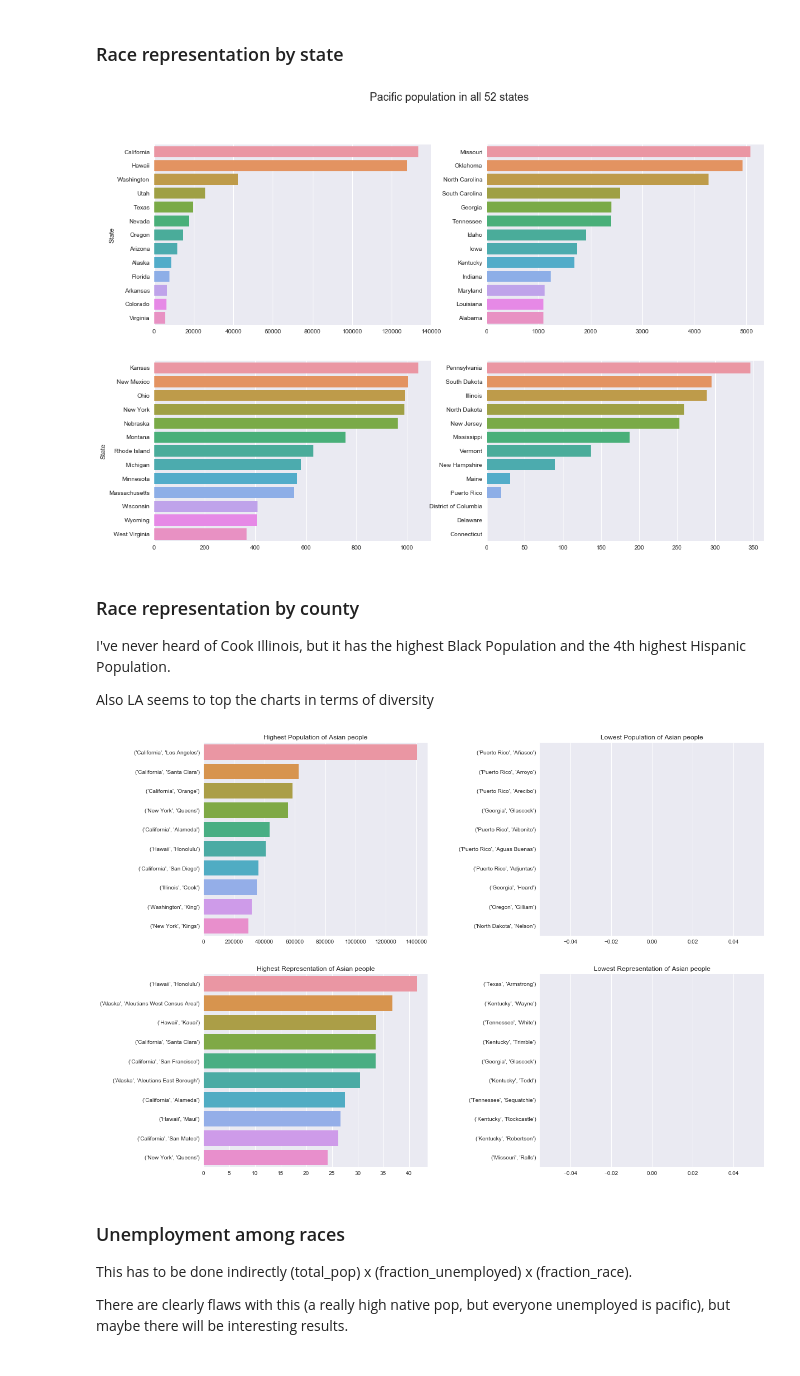
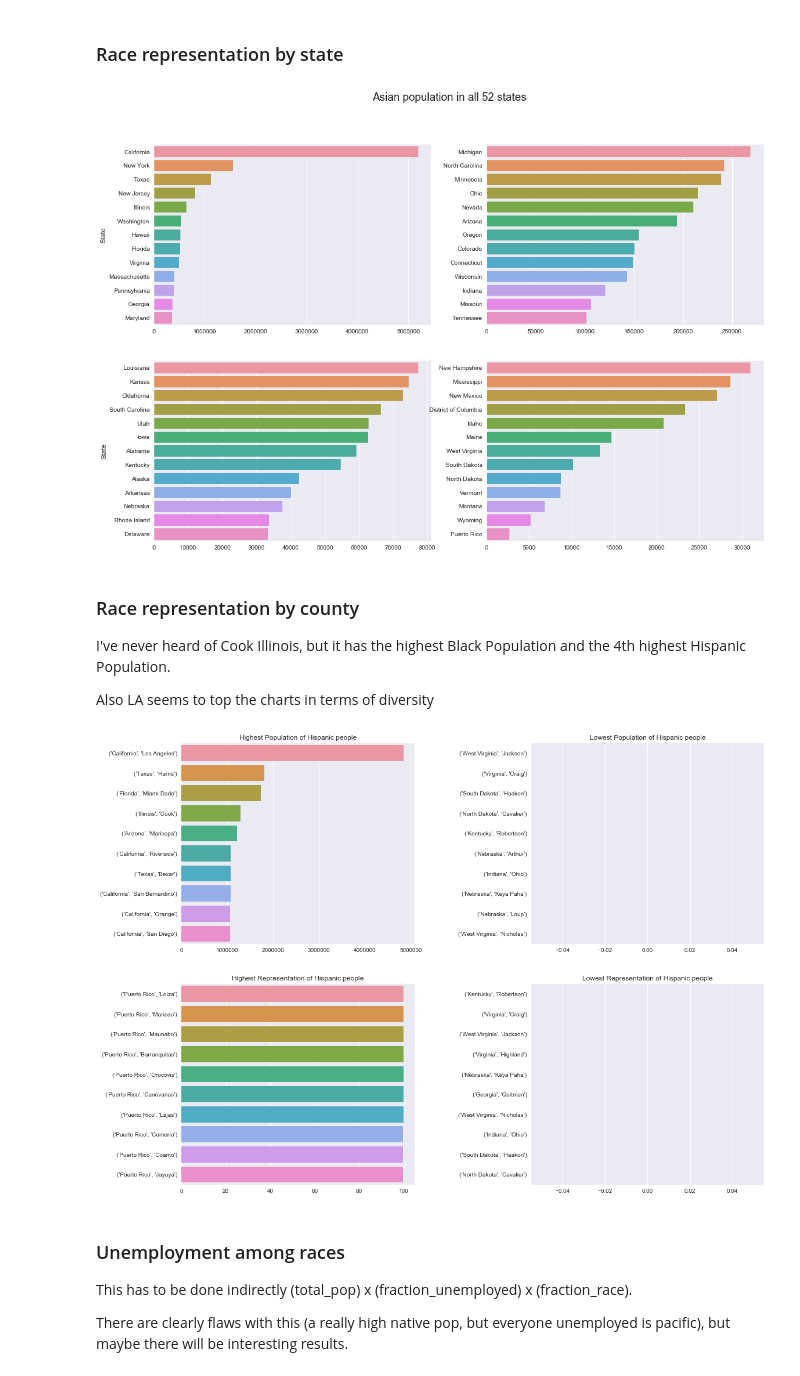
Before and after one commit to pstetz/Kaggle, a Jupyter notebook: in_progress/census/race_focus.ipynb, the cells around one changed output. Drawn from its saved outputs; the diff is of its cells as text; code cells hidden in the pictures.

```diff
--- a/in_progress/census/race_focus.ipynb
+++ b/in_progress/census/race_focus.ipynb
@@ -52,7 +52,7 @@ for race in races:
 ### Race representation by state
 # %%
 races = ['Hispanic', 'White', 'Black', 'Native', 'Asian', 'Pacific']
-race = races[-1]
+race = races[4]
 
 fig, axarr = plt.subplots(2, 2, figsize=(18, 12))
 fig.suptitle("{} population in all 52 states".format(race), fontsize=18)
@@ -71,7 +71,7 @@ sns.barplot(x=data.values, y=data.index, ax=axarr[1][0])
 data = race_pops.tail(13)
 _ = sns.barplot(x=data.values, y=data.index, ax=axarr[1][1]).set(ylabel="")
 # %% [output]
-[figure, old version]
+[figure, new version]
 # %% [markdown]
 ### Race representation by county
 
@@ -80,28 +80,27 @@ I've never heard of Cook Illinois, but it has the highest Black Population and t
 Also LA seems to top the charts in terms of diversity
 # %%
 races = ['Hispanic', 'White', 'Black', 'Native', 'Asian', 'Pacific']
-race = races[4]
+race = races[0]
 
 fig, axarr = plt.subplots(2, 2, figsize=(18,14))
 fig.subplots_adjust(wspace=0.5)
 
 race_pops = census.groupby(["State", "County"])[race + "_pop"].sum().sort_values(ascending=False)
 race_reps = census.groupby(["State", "County"])[race].median().sort_values(ascending=False)
-
 
 data = race_pops.head(10)
 sns.barplot(x=data.values, y=data.index, ax=axarr[0][0]).set(title="Highest Population of {} people".format(race))
 
 data = race_pops.tail(10)
 sns.barplot(x=data.values, y=data.index, ax=axarr[0][1]).set(ylabel="", title="Lowest Population of {} people".format(race))
 
 data = race_reps.head(10)
 sns.barplot(x=data.values, y=data.index, ax=axarr[1][0]).set(title="Highest Representation of {} people".format(race))
 
 data = race_reps.tail(10)
 _ = sns.barplot(x=data.values, y=data.index, ax=axarr[1][1]).set(ylabel="", title="Lowest Representation of {} people".format(race))
 # %% [output]
-[figure, old version]
+[figure, new version]
 # %% [markdown]
 ### Unemployment among races
 
```
Also changed, not shown: 2 other files.
